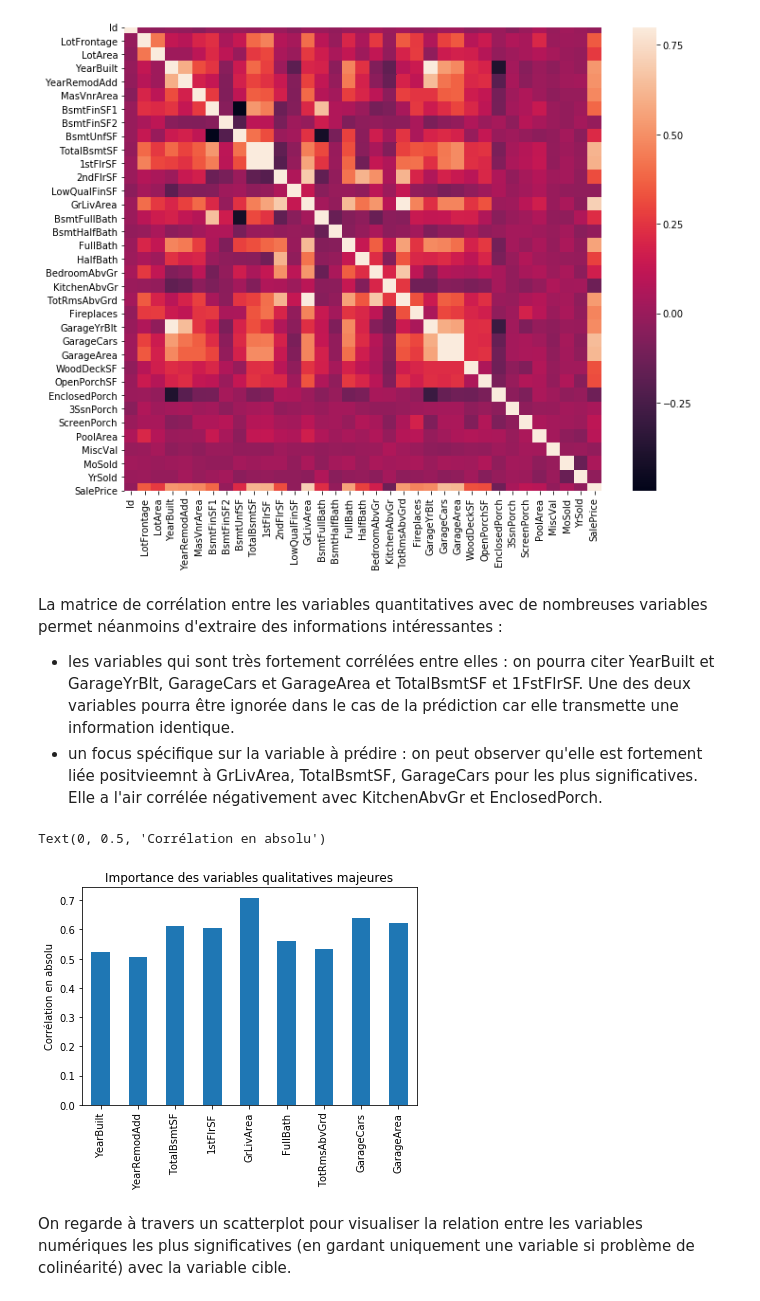
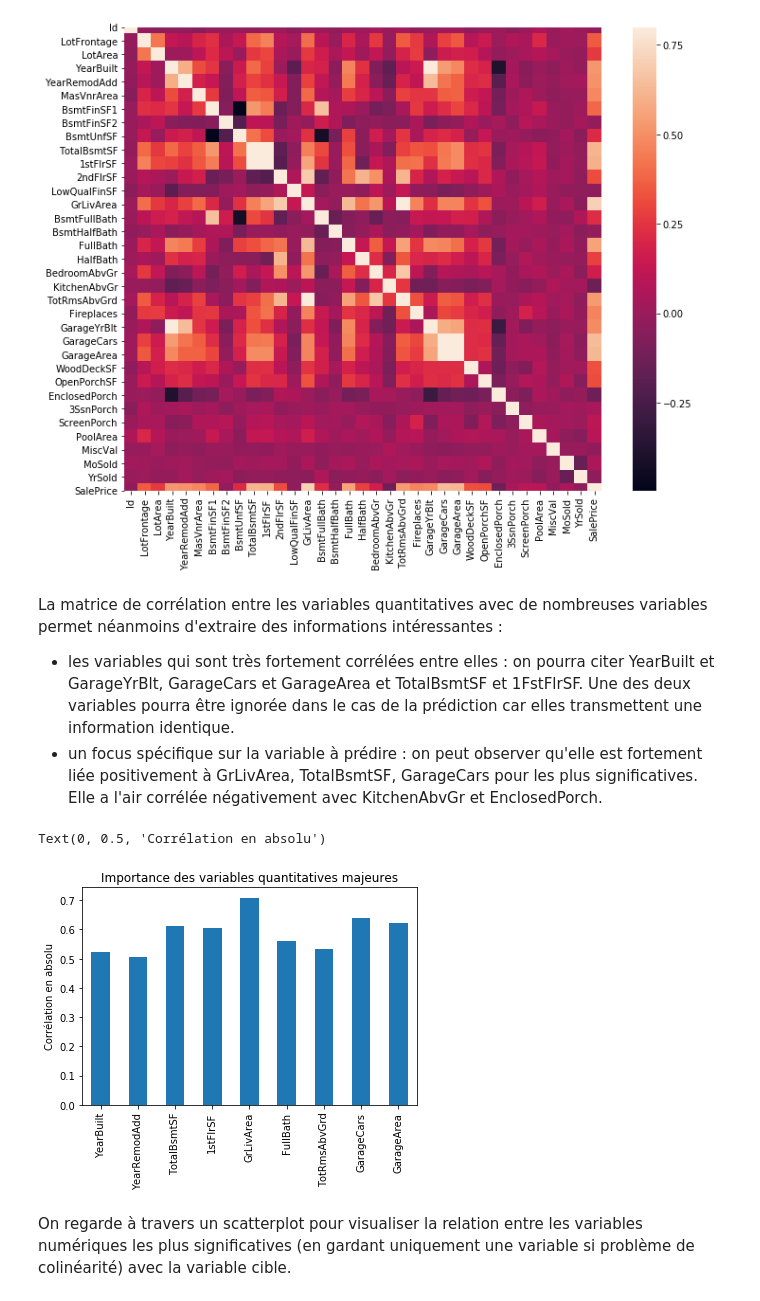
Before and after one commit to anthonymoisan/DeepLearningPredictHousePrices, a Jupyter notebook: src/project_house_prices.ipynb, the cells around one changed output. Saved outputs shown, nothing was run; the diff lists cells and outputs as text; code cells hidden in the pictures.

```diff
--- a/src/project_house_prices.ipynb
+++ b/src/project_house_prices.ipynb
@@ -716,18 +716,18 @@ sns.heatmap(corr, vmax=.8, square=True);
 [figure]
 # %% [markdown]
 La matrice de corrélation entre les variables quantitatives avec de nombreuses variables permet néanmoins d'extraire des informations intéressantes :
-* les variables qui sont très fortement corrélées entre elles : on pourra citer YearBuilt et GarageYrBlt, GarageCars et GarageArea et TotalBsmtSF et 1FstFlrSF. Une des deux variables pourra être ignorée dans le cas de la prédiction car elle transmette une information identique.
-* un focus spécifique sur la variable à prédire : on peut observer qu'elle est fortement liée positvieemnt à GrLivArea, TotalBsmtSF, GarageCars pour les plus significatives. Elle a l'air corrélée négativement avec KitchenAbvGr et EnclosedPorch.
+* les variables qui sont très fortement corrélées entre elles : on pourra citer YearBuilt et GarageYrBlt, GarageCars et GarageArea et TotalBsmtSF et 1FstFlrSF. Une des deux variables pourra être ignorée dans le cas de la prédiction car elles transmettent une information identique.
+* un focus spécifique sur la variable à prédire : on peut observer qu'elle est fortement liée positivement à GrLivArea, TotalBsmtSF, GarageCars pour les plus significatives. Elle a l'air corrélée négativement avec KitchenAbvGr et EnclosedPorch.
 # %%
 dfSalePrice = corr[np.abs(corr['SalePrice'])>0.5]['SalePrice']
 dfSalePrice = dfSalePrice.drop('SalePrice')
 # %%
 impSalePrice = dfSalePrice.plot(kind="bar")
-impSalePrice.set_title("Importance des variables qualitatives majeures")
+impSalePrice.set_title("Importance des variables quantitatives majeures")
 impSalePrice.set_ylabel("Corrélation en absolu")
 # %% [output]
 Text(0, 0.5, 'Corrélation en absolu')
-[figure, old version]
+[figure, new version]
 # %% [markdown]
 On regarde à travers un scatterplot pour visualiser la relation entre les variables numériques les plus significatives (en gardant uniquement une variable si problème de colinéarité) avec la variable cible.
 # %%
```
Also changed, not shown: parts of 26 cells of this notebook, 1 other file.
